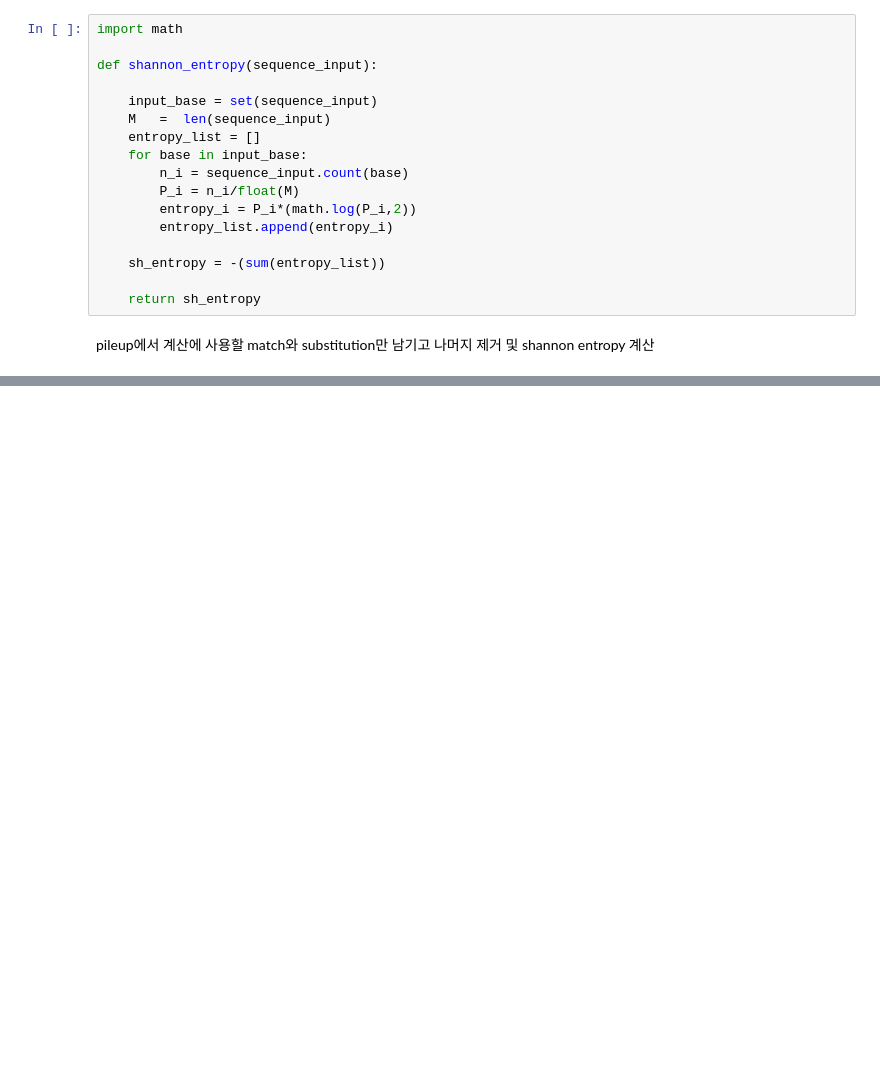
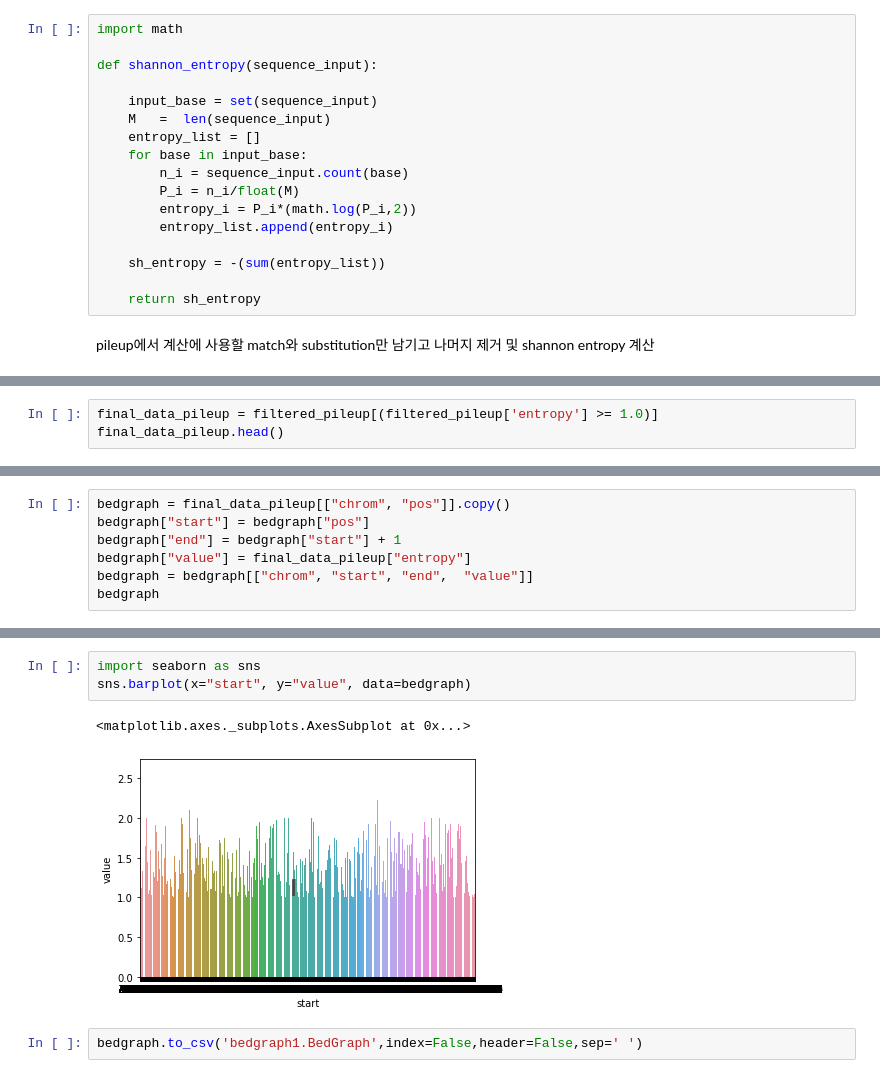
Before and after one commit to JS19563255/2022bioinfo1_project, a Jupyter notebook: myownproject/script.ipynb, the cells around one changed output, grey strips where cells are left out. Cells and saved outputs as stored; diff of their text form; blank space fills up the shorter version.

```diff
--- a/myownproject/script.ipynb
+++ b/myownproject/script.ipynb
@@ -145,0 +149,3 @@ filtered_pileup.head()
+# %%
+final_data_pileup = filtered_pileup[(filtered_pileup['entropy'] >= 1.0)]
+final_data_pileup.head()
@@ -147,0 +165,7 @@ filtered_pileup.entropy.plot.bar()
+# %%
+bedgraph = final_data_pileup[["chrom", "pos"]].copy()
+bedgraph["start"] = bedgraph["pos"]
+bedgraph["end"] = bedgraph["start"] + 1
+bedgraph["value"] = final_data_pileup["entropy"]
+bedgraph = bedgraph[["chrom", "start", "end",  "value"]]
+bedgraph
@@ -147,0 +186,8 @@ filtered_pileup.entropy.plot.bar()
+# %%
+import seaborn as sns
+sns.barplot(x="start", y="value", data=bedgraph)
+# %% [output]
+<matplotlib.axes._subplots.AxesSubplot at 0x...>
+[figure, added]
+# %%
+bedgraph.to_csv('bedgraph1.BedGraph',index=False,header=False,sep=' ')
```
Also changed, not shown: parts of 8 cells of this notebook.
